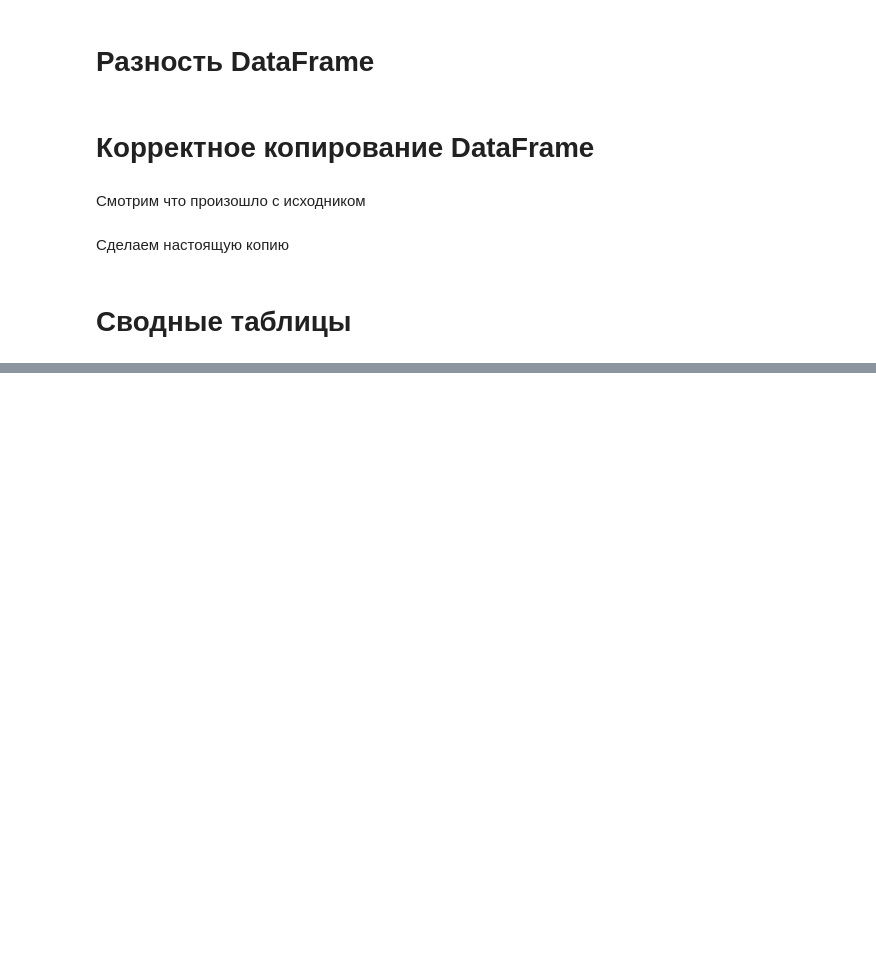
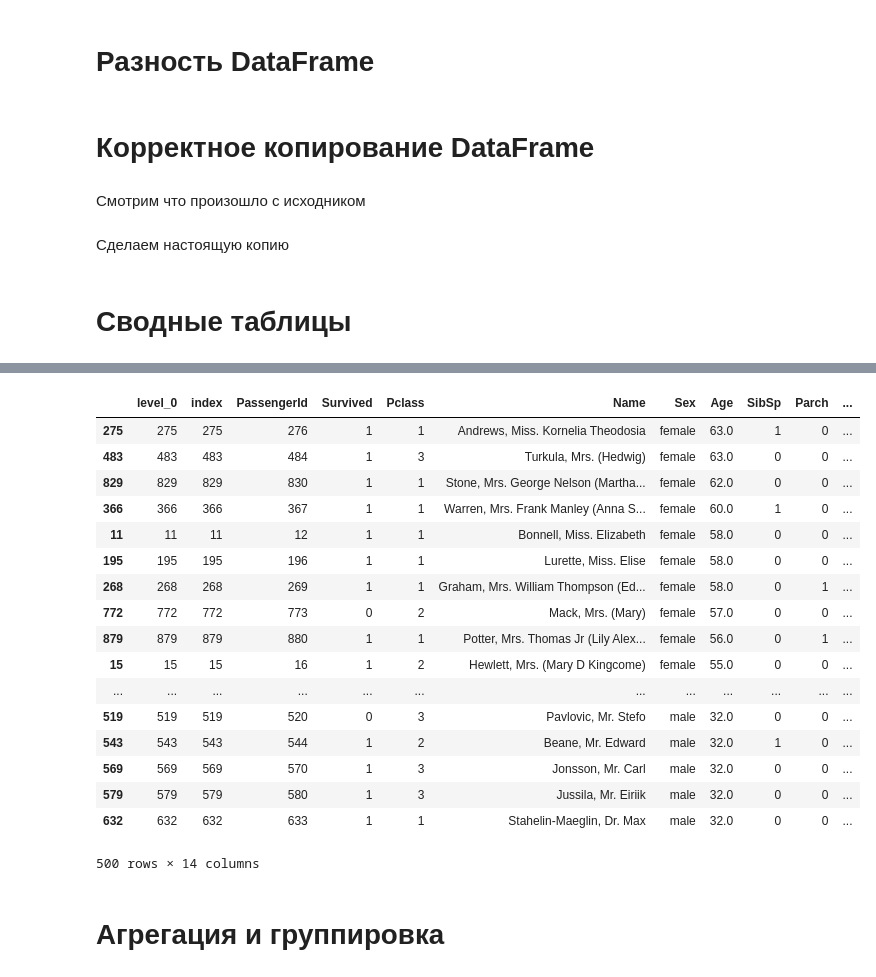
Before and after one commit to Johnn3volta/netology-lern, a Jupyter notebook: training.ipynb, the cells around one changed output, grey strips where cells are left out. Saved outputs shown, nothing was run; the diff lists cells and outputs as text; code cells hidden in the pictures; blank space fills up the shorter version.

```diff
--- a/training.ipynb
+++ b/training.ipynb
@@ -205,0 +731,4 @@ pd.pivot_table( data, index = ['Sex', 'Pclass'], columns = ['Embarked'], values
+# %%
+# https://pandas.pydata.org/pandas-docs/stable/generated/pandas.DataFrame.fillna.html
+
+data['Age'].fillna( medianAge, inplace = True )
@@ -205,0 +775,25 @@ pd.pivot_table( data, index = ['Sex', 'Pclass'], columns = ['Embarked'], values
+# %%
+# Сортировка по значениюнескольких столбцов (Вначале идут иужыки, потом дамы)
+
+data.sort_values(by=['Sex','Age'],ascending=[True,False]).head(500)
+# %% [output]
+|  | level_0 | index | PassengerId | Survived | Pclass | Name | Sex | Age | SibSp | Parch | ... |
+| 275 | 275 | 275 | 276 | 1 | 1 | Andrews, Miss. Kornelia Theodosia | female | 63.0 | 1 | 0 | ... |
+| 483 | 483 | 483 | 484 | 1 | 3 | Turkula, Mrs. (Hedwig) | female | 63.0 | 0 | 0 | ... |
+| 829 | 829 | 829 | 830 | 1 | 1 | Stone, Mrs. George Nelson (Martha... | female | 62.0 | 0 | 0 | ... |
+| 366 | 366 | 366 | 367 | 1 | 1 | Warren, Mrs. Frank Manley (Anna S... | female | 60.0 | 1 | 0 | ... |
+| 11 | 11 | 11 | 12 | 1 | 1 | Bonnell, Miss. Elizabeth | female | 58.0 | 0 | 0 | ... |
+| 195 | 195 | 195 | 196 | 1 | 1 | Lurette, Miss. Elise | female | 58.0 | 0 | 0 | ... |
+| 268 | 268 | 268 | 269 | 1 | 1 | Graham, Mrs. William Thompson (Ed... | female | 58.0 | 0 | 1 | ... |
+| 772 | 772 | 772 | 773 | 0 | 2 | Mack, Mrs. (Mary) | female | 57.0 | 0 | 0 | ... |
+| 879 | 879 | 879 | 880 | 1 | 1 | Potter, Mrs. Thomas Jr (Lily Alex... | female | 56.0 | 0 | 1 | ... |
+| 15 | 15 | 15 | 16 | 1 | 2 | Hewlett, Mrs. (Mary D Kingcome) | female | 55.0 | 0 | 0 | ... |
+| ... | ... | ... | ... | ... | ... | ... | ... | ... | ... | ... | ... |
+| 519 | 519 | 519 | 520 | 0 | 3 | Pavlovic, Mr. Stefo | male | 32.0 | 0 | 0 | ... |
+| 543 | 543 | 543 | 544 | 1 | 2 | Beane, Mr. Edward | male | 32.0 | 1 | 0 | ... |
+| 569 | 569 | 569 | 570 | 1 | 3 | Jonsson, Mr. Carl | male | 32.0 | 0 | 0 | ... |
+| 579 | 579 | 579 | 580 | 1 | 3 | Jussila, Mr. Eiriik | male | 32.0 | 0 | 0 | ... |
+| 632 | 632 | 632 | 633 | 1 | 1 | Stahelin-Maeglin, Dr. Max | male | 32.0 | 0 | 0 | ... |
+500 rows × 14 columns
+# %% [markdown]
+# Агрегация и группировка
```
Also changed, not shown: parts of 87 cells of this notebook.
